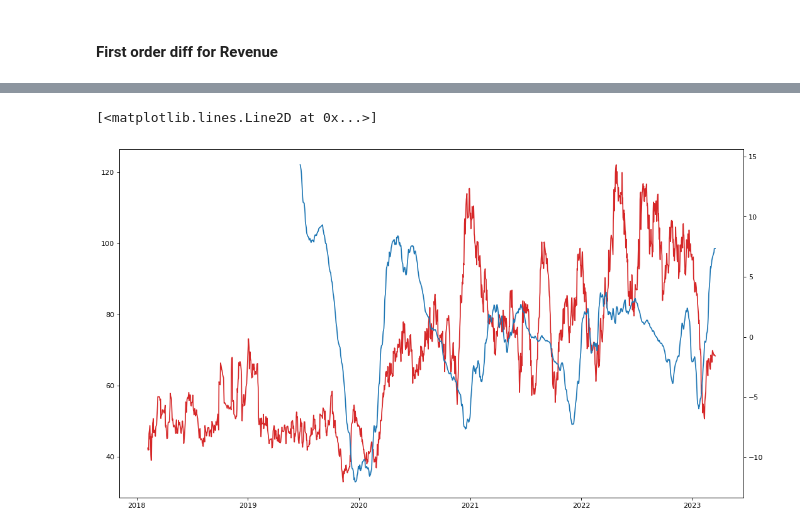
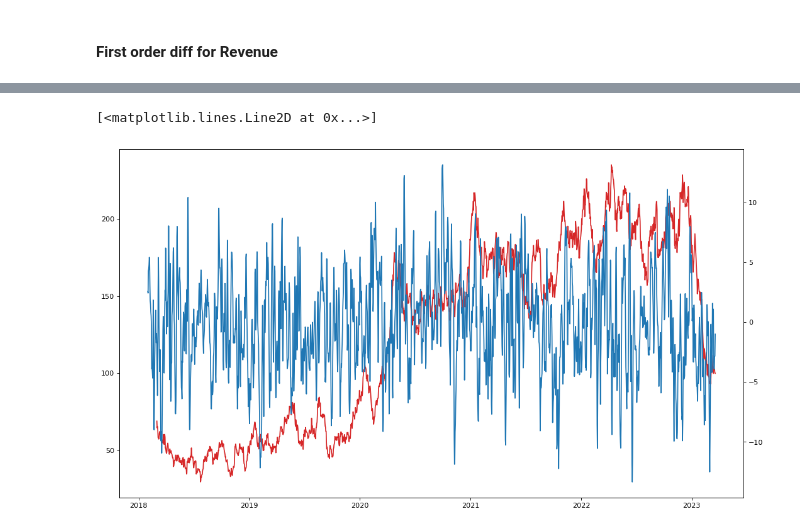
Before and after one commit to MoritzBaldauf/Bachelor_Thesis_Code, a Jupyter notebook: Granger_test.ipynb, the cells around one changed output, grey strips where cells are left out. Saved outputs shown, nothing was run; the diff lists cells and outputs as text; code cells hidden in the pictures.

Commit message:
Fixed issue with time values

```diff
--- a/Granger_test.ipynb
+++ b/Granger_test.ipynb
@@ -149,0 +100,34 @@ Error for state ND
+# %%
+state_p_values = {}
+states_list = ["CA"]
+i = 0
+df_one_state = df_granger_grocerie[df_granger_grocerie["Shipping Address State"].isin([states_list[i]])].copy()
+
+
+# Remove Seasonality from Temp
+df_one_state["Temp_No_Season"] = df_one_state["tavg"] - df_one_state["tavg"].shift(365)
+df_one_state["Temp_No_Season"] = df_one_state["Temp_No_Season"].round(2)
+
+df_one_state = df_one_state.iloc[365:, ]
+
+#Fist order Diff for Revenue
+first_order_diff = [0]
+
+for j in range(1,len(df_one_state)):
+    first_order_diff.append(df_one_state["Revenue"][j] - df_one_state["Revenue"][j-1])
+
+df_one_state["first_order_diff_Revenue"] = first_order_diff
+
+
+df_one_state["Revenue_SMA30"] = df_one_state["Revenue"].rolling(30).mean().round(2)
+
+df_one_state["Temp_SMA30"] = df_one_state["Temp_No_Season"].rolling(30).mean().round(2)
+
+df_granger_groceries= df_one_state.iloc[30:, ].copy()
+
+granger_matrix = grangers_causation_matrix(df_granger_groceries ,variables=["Revenue", "Temp_No_Season"])
+
+p_value = granger_matrix.iloc[0, 1]
+state_p_values[states_list[i]] = p_value
+
+print(f"For the state {states_list[i]} temperature as a predictor has a p-value of: {p_value}")
@@ -150,23 +146,22 @@ Error for state ND
 # %%
 #CA_only = df_granger_grocerie[df_granger_grocerie["Shipping Address State"].isin(["CA"])].copy()
-df_one_state["Revenue_SMA30"] = df_one_state["Revenue"].rolling(30).mean().round(2)
-df_granger_groceries_plot = df_one_state.reset_index()
+df_granger_groceries_plot = df_granger_groceries.reset_index()
 # Plotting
 fig, ax1 = plt.subplots(1,1,figsize=(16,9), dpi= 80)
 
 
 ax1.plot(df_granger_groceries_plot["Order Date"],
-            df_granger_groceries_plot["Revenue_SMA30"],
+            df_granger_groceries_plot["Revenue_SMA30"].shift(30),
             color="tab:red")
 
 # Second line
 ax2 = ax1.twinx()
 ax2.plot(df_granger_groceries_plot["Order Date"],
-         df_granger_groceries_plot["Temp_SMA30"],
+         df_granger_groceries_plot["Temp_No_Season"],
          color="tab:blue")
 # %% [output]
 [<matplotlib.lines.Line2D at 0x...>]
-[figure, old version]
+[figure, new version]
 # %%
 import geopandas as gpd
 import matplotlib.pyplot as plt
```
Also changed, not shown: parts of 11 cells of this notebook, 4 other files.
